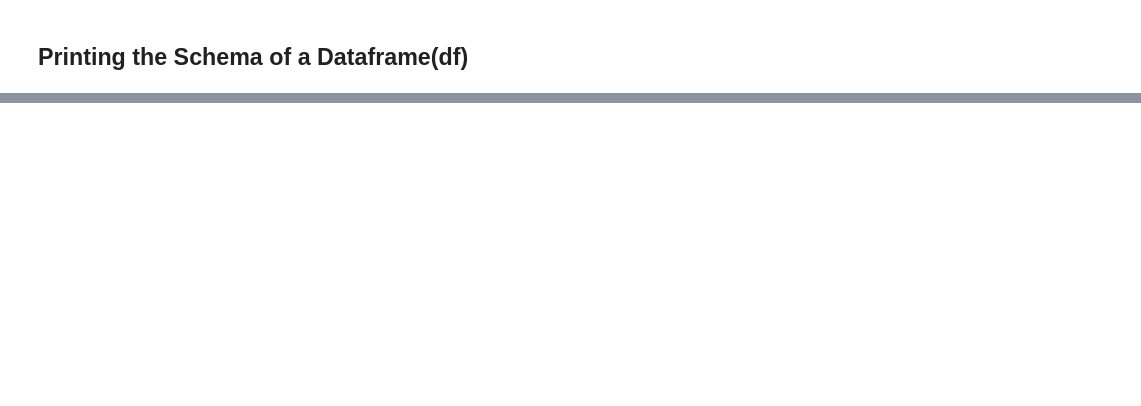
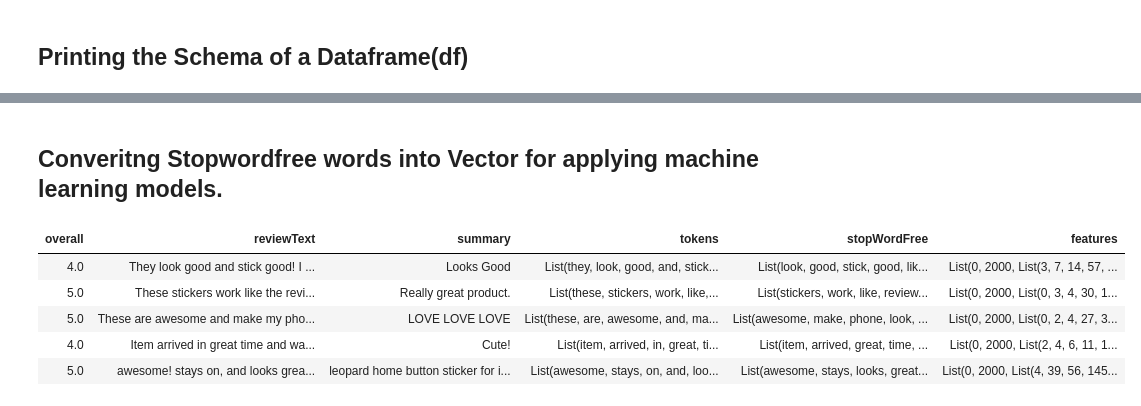
Before and after one commit to muralimopidevi/Amazon-Review-Sentiment-Analysis, a Jupyter notebook: Amazon Review On Cell Phones and Accessories.ipynb, the cells around one changed output, grey strips where cells are left out. Saved outputs shown, nothing was run; the diff lists cells and outputs as text; code cells hidden in the pictures; blank space fills up the shorter version.

```diff
--- a/Amazon Review On Cell Phones and Accessories.ipynb
+++ b/Amazon Review On Cell Phones and Accessories.ipynb
@@ -222,0 +51,11 @@ print ("AUC: %(result)s" % {"result": evaluator.evaluate(result)})
+# %%
+import pyspark.sql.functions as F
+
+# Dropping Unwanted Columns and saving in new dataframe called dfmodel.
+step1 = df.drop('asin','helpful','reviewTime','reviewerID','reviewerName','unixReviewTime')
+
+# Selecting "?","NULL", "NA", "NaN" values.
+step1 = [F.when(~F.col(x).isin("?","NULL", "NA", "NaN"), F.col(x)).alias(x)  for x in step1.columns]
+
+# Droping "?","NULL", "NA", "NaN" values.
+dfmodel = df.select(*step1).dropna(how='any')
@@ -222,0 +137,22 @@ print ("AUC: %(result)s" % {"result": evaluator.evaluate(result)})
+# %% [markdown]
+## Converitng Stopwordfree words into Vector for applying machine learning models.
+# %%
+from pyspark.ml.feature import CountVectorizer
+
+counts = (CountVectorizer()
+          .setInputCol("stopWordFree")
+          .setOutputCol("features")
+          .setVocabSize(2000))
+
+cModel = counts.fit(removedStopWordsDF)
+countModel = cModel.transform(removedStopWordsDF)
+
+# Displaying Dataframe
+display(countModel.limit(5))
+# %% [output]
+| overall | reviewText | summary | tokens | stopWordFree | features |
+| 4.0 | They look good and stick good! I ... | Looks Good | List(they, look, good, and, stick... | List(look, good, stick, good, lik... | List(0, 2000, List(3, 7, 14, 57, ... |
+| 5.0 | These stickers work like the revi... | Really great product. | List(these, stickers, work, like,... | List(stickers, work, like, review... | List(0, 2000, List(0, 3, 4, 30, 1... |
+| 5.0 | These are awesome and make my pho... | LOVE LOVE LOVE | List(these, are, awesome, and, ma... | List(awesome, make, phone, look, ... | List(0, 2000, List(0, 2, 4, 27, 3... |
+| 4.0 | Item arrived in great time and wa... | Cute! | List(item, arrived, in, great, ti... | List(item, arrived, great, time, ... | List(0, 2000, List(2, 4, 6, 11, 1... |
+| 5.0 | awesome! stays on, and looks grea... | leopard home button sticker for i... | List(awesome, stays, on, and, loo... | List(awesome, stays, looks, great... | List(0, 2000, List(4, 39, 56, 145... |
```
Also changed, not shown: parts of 81 cells of this notebook, 2 other files.
